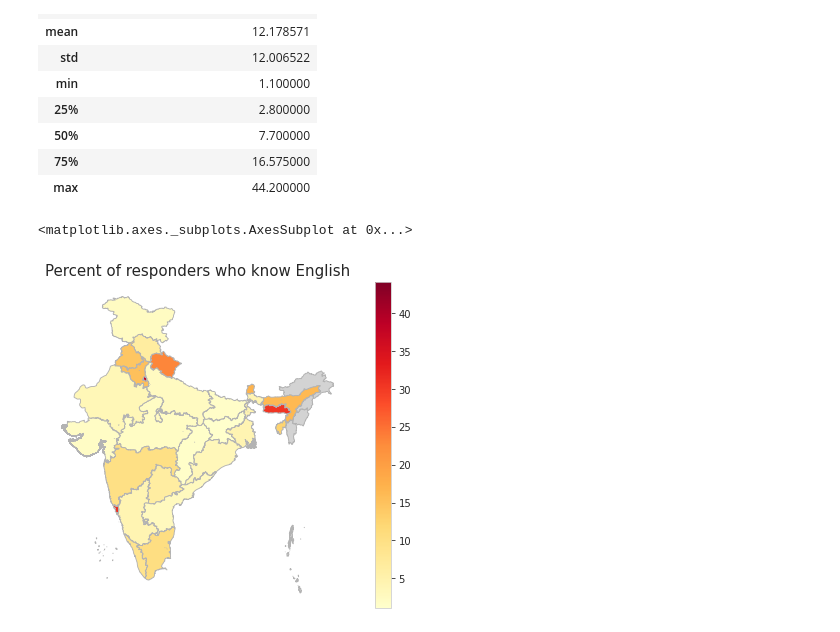
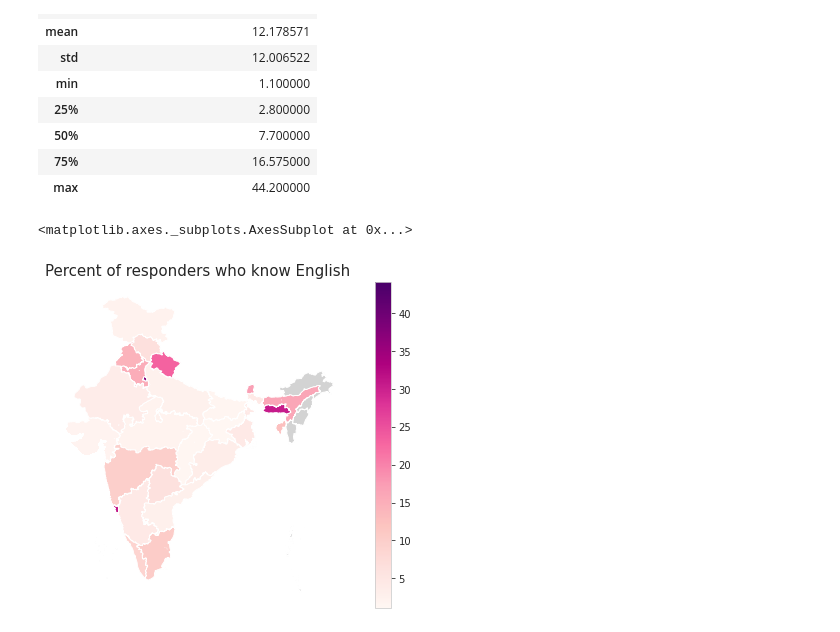
Before and after one commit to AindriyaBarua/Visualize-EnglishSpeakers-on-Choropleth-Indian-Map-with-Geopandas, a Jupyter notebook: MapVisualization.ipynb, the cells around one changed output. Cells and saved outputs as stored; diff of their text form; code cells hidden in the pictures.

```diff
--- a/MapVisualization.ipynb
+++ b/MapVisualization.ipynb
@@ -106,21 +103,21 @@ merged.describe()
 # %%
 # create figure and axes for Matplotlib and set the title
 fig, ax = plt.subplots(1, figsize=(10, 6))
 ax.axis('off')
 ax.set_title('Percent of responders who know English', fontdict={'fontsize': '15', 'fontweight' : '3'})
 
 # plot the figure
 merged.plot(column='Percent of responders who know english',
-            cmap='YlOrRd',
+            cmap='RdPu',
             linewidth=0.9,
-          ax=ax, edgecolor='0.7',
+          ax=ax, edgecolor='1',
           legend=True, missing_kwds={
           "color": "lightgrey",
           "label": "Missing values",
     },)
 # %% [output]
 <matplotlib.axes._subplots.AxesSubplot at 0x...>
-[figure, old version]
+[figure, new version]
 # %%
 # We save the output as a PNG image
 
```
Also changed, not shown: parts of 11 cells of this notebook.
